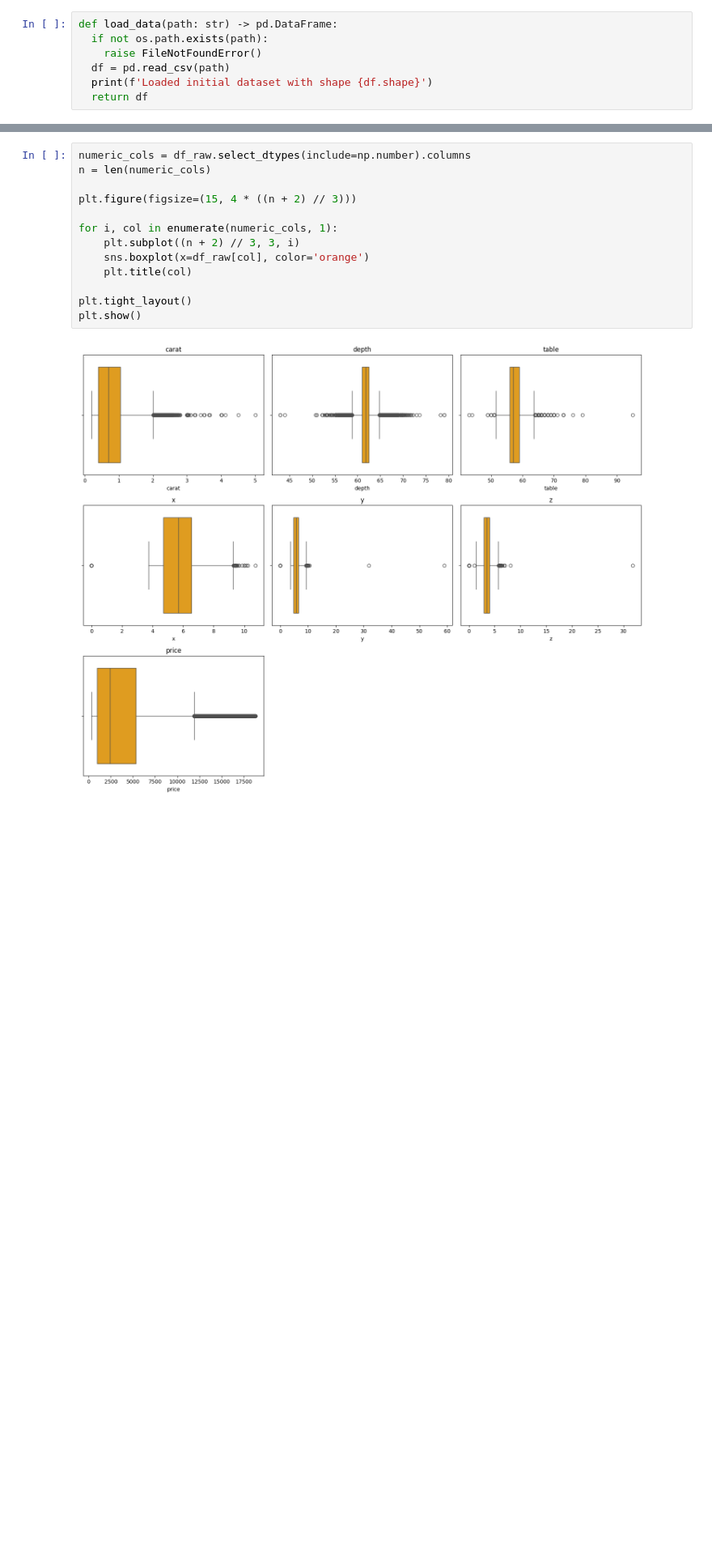
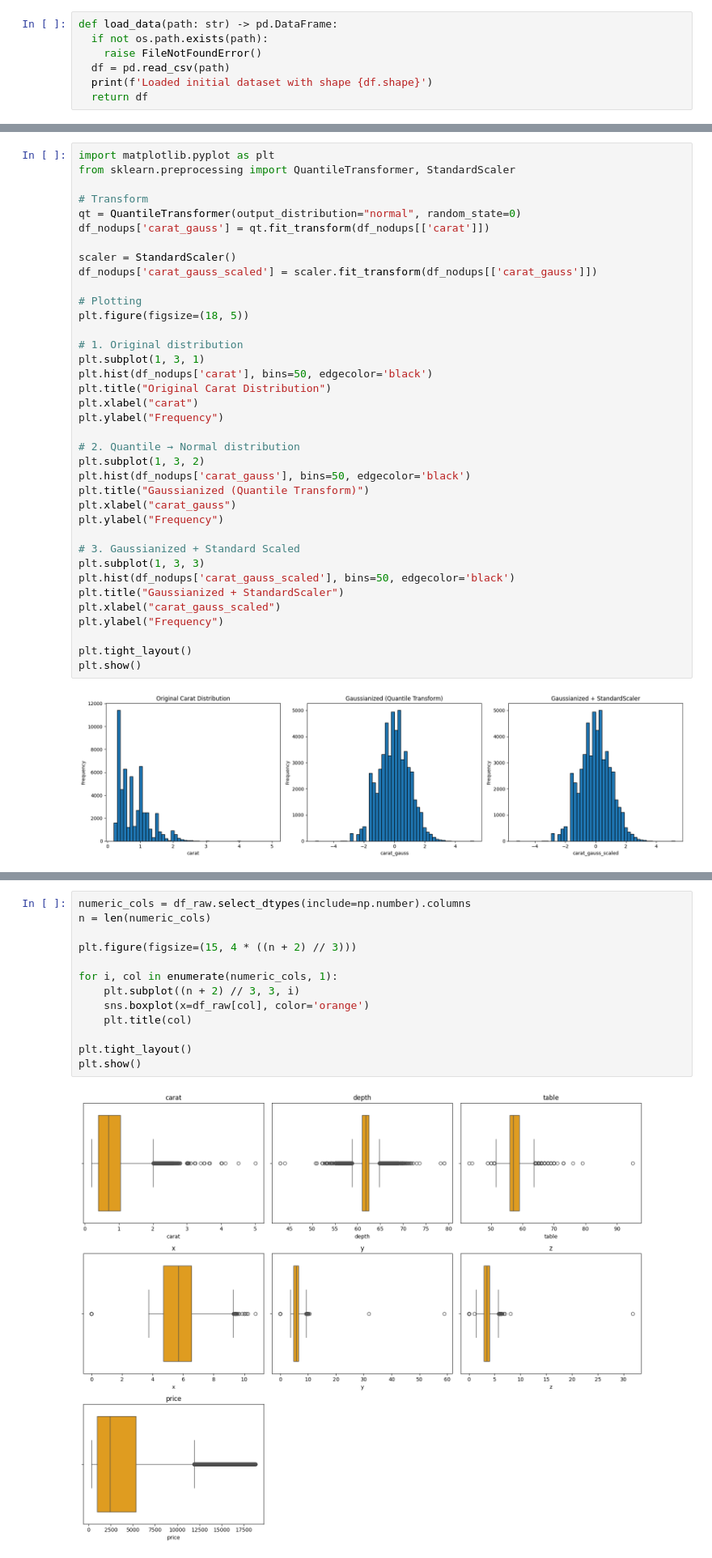
Before and after one commit to dylan-burke-03/Diamond-Pricing, a Jupyter notebook: DiamondPricingProject.ipynb, the cells around one changed output, grey strips where cells are left out. Shown at 81% size. Drawn from its saved outputs; the diff is of its cells as text; blank space fills up the shorter version.

```diff
--- a/DiamondPricingProject.ipynb
+++ b/DiamondPricingProject.ipynb
@@ -140,0 +225,39 @@ for col in numeric_cols:
+# %%
+import matplotlib.pyplot as plt
+from sklearn.preprocessing import QuantileTransformer, StandardScaler
+
+# Transform
+qt = QuantileTransformer(output_distribution="normal", random_state=0)
+df_nodups['carat_gauss'] = qt.fit_transform(df_nodups[['carat']])
+
+scaler = StandardScaler()
+df_nodups['carat_gauss_scaled'] = scaler.fit_transform(df_nodups[['carat_gauss']])
+
+# Plotting
+plt.figure(figsize=(18, 5))
+
+# 1. Original distribution
+plt.subplot(1, 3, 1)
+plt.hist(df_nodups['carat'], bins=50, edgecolor='black')
+plt.title("Original Carat Distribution")
+plt.xlabel("carat")
+plt.ylabel("Frequency")
+
+# 2. Quantile → Normal distribution
+plt.subplot(1, 3, 2)
+plt.hist(df_nodups['carat_gauss'], bins=50, edgecolor='black')
+plt.title("Gaussianized (Quantile Transform)")
+plt.xlabel("carat_gauss")
+plt.ylabel("Frequency")
+
+# 3. Gaussianized + Standard Scaled
+plt.subplot(1, 3, 3)
+plt.hist(df_nodups['carat_gauss_scaled'], bins=50, edgecolor='black')
+plt.title("Gaussianized + StandardScaler")
+plt.xlabel("carat_gauss_scaled")
+plt.ylabel("Frequency")
+
+plt.tight_layout()
+plt.show()
+# %% [output]
+[figure, added]
```
Also changed, not shown: parts of 21 cells of this notebook.
